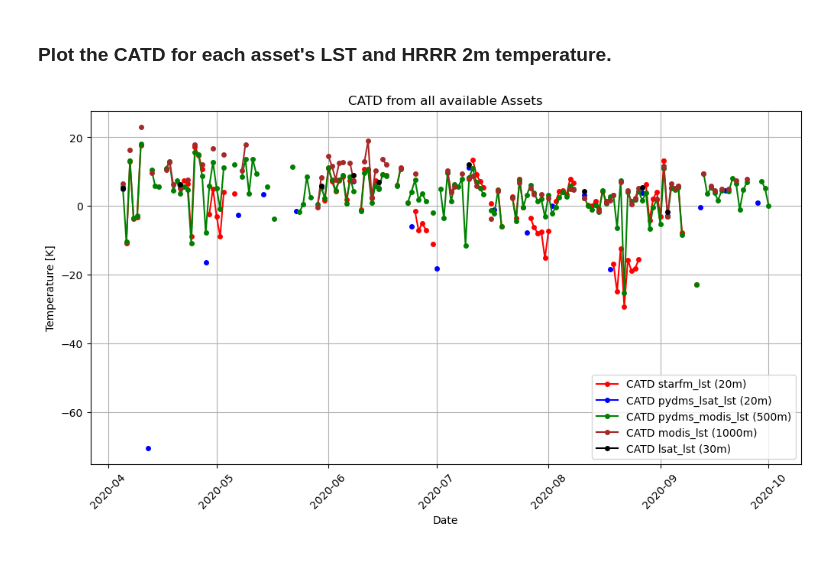
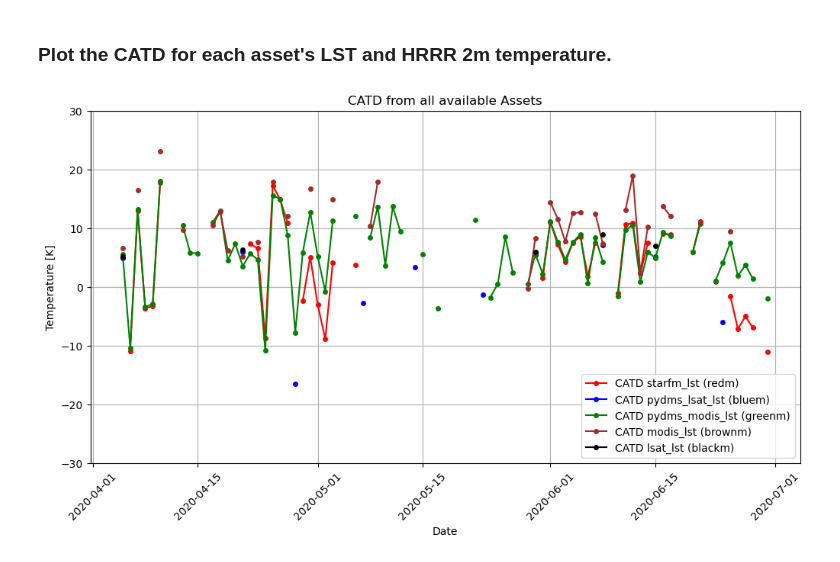
Before and after one commit to eculler/lst-crop-stress-capstone, a Jupyter notebook: exploratory/lst-comparison-tcruicks.ipynb, the cells around one changed output. Saved outputs shown, nothing was run; the diff lists cells and outputs as text; code cells hidden in the pictures.

```diff
--- a/exploratory/lst-comparison-tcruicks.ipynb
+++ b/exploratory/lst-comparison-tcruicks.ipynb
@@ -164,11 +195,11 @@ lat = 42.0    # Edit this. ***************
 lon = -93.7   # Edit this. ***************
 
 geom = {'type': 'Point', 'coordinates': [lon, lat]}
-bbox = [-93.68802, 42.00908, -93.68783, 41.991]
+bbox = [-93.68802, 42.00908, -93.68783, 41.991]  # Edit this. ***************
 
 # Specify dates & hour for LST analysis.
 start = "2020-04-01"  # Edit this. ***************
-end = "2020-10-30"  # Edit this. ***************
+end = "2020-06-30"  # Edit this. ***************
 hr = "00:00:00"  # Edit this. ***************
 
 # We need the total num of days for the analysis to get hrrr data.
@@ -189,12 +220,19 @@ end_date = end + hr_form
 # %%
 # LST collections to search.
-# Dictionary keys are: var_name, tolerance, band, resolution, plot color.
+
+# Dictionary keys are: var_name, tolerance, resolution, plot color.
+#     var_name: used as column name in dataframe.
+#     tolerance (m): search parameter in meters for extracting point data.
+#     resolution (m): this is the legend when plotting
+#     plot color: for plotting
+# See https://hydrosat.github.io/fusion-hub-docs/3-FH-API-Spec.html
+# for asset specifications.
 asset_dict = {
-    "starfm_predictions_modis_landsat" : ['starfm_lst', 40, 0, 20, 'red'],
-    "pydms_sharpened_landsat" : ['pydms_lsat_lst', 40, 0, 20, 'blue'],
-    "pydms_sharpened_modis" : ['pydms_modis_lst', 1000, 0, 500, 'green'],
-    "prepped_inputs_mod21a1d" : ['modis_lst', 2000, 0, 1000, 'brown'],
-    "prepped_inputs_landsat" : ['lsat_lst', 60, 0, 30, 'black'],
+    "starfm_predictions_modis_landsat" : ['starfm_lst', 40, 20, 'red'],
+    "pydms_sharpened_landsat" : ['pydms_lsat_lst', 40, 20, 'blue'],
+    "pydms_sharpened_modis" : ['pydms_modis_lst', 1000, 500, 'green'],
+    "prepped_inputs_mod21a1d" : ['modis_lst', 2000, 1000, 'brown'],
+    "prepped_inputs_landsat" : ['lsat_lst', 60, 30, 'black'],
 }
 
 # Create new master dataframe to append to
@@ -203,6 +241,7 @@ days = pd.date_range(start, end)
 master_lst_df = pd.DataFrame({'date': days})
 master_lst_df.set_index('date', inplace=True)
 
+# Loop through the dictionary.
 for i, asset in enumerate(asset_dict):
 
     # Search and retrieve images.
@@ -210,8 +249,8 @@ for i, asset in enumerate(asset_dict):
     # Extract data.
     (lst_time_series_df) = (extract_time_series(
         found_items, bbox,
-        asset_dict[asset][1], asset_dict[asset][2], asset_dict[asset][0],
-        start_date, end_date))
+        asset_dict[asset][1], asset_dict[asset][0],
+        start_date, end_date, 'lst'))
 
     # Merge each df into master dataframe.
     # Merge on index (date) and keep all rows from both dfs (inner join).
@@ -251,8 +287,11 @@ for i, asset in enumerate(asset_dict):
     ax = (plt.plot(
         master_lst_df.index, master_lst_df[asset_dict[asset][0]],
         label="{} ({}m)".format(asset_dict[asset][0], asset_dict[asset][3]),
-        marker='o', markersize=4, c=asset_dict[asset][4])
+        marker='o', markersize=4, c=asset_dict[asset][3],)
         )
+
+# This may cut off some outlying points.
+plt.ylim(260, 320)
 
 plt.title('LST from all available Assets')
 plt.grid(True)
@@ -293,27 +332,32 @@ for i, asset in enumerate(asset_dict):
 # %% [markdown]
 ### Plot the CATD for each asset's LST and HRRR 2m temperature.
 # %%
-# Now plot LST and 2mT ----------------------
+# Now plot CATD  ----------------------
 
 fig, ax = plt.subplots(figsize=(12, 6))
 
 for i, asset in enumerate(asset_dict):
 
+    # This the the name of the columns in the catd df.
+    # Just makes it shorter for later use.
     col = "catd_{}".format(asset_dict[asset][0])
 
     ax = (plt.plot(
         catd_df.index,
         catd_df[col],
         label="CATD {} ({}m)".format(asset_dict[asset][0], asset_dict[asset][3]),
-        marker='o', markersize=4, c=asset_dict[asset][4]),
+        marker='o', markersize=4, c=asset_dict[asset][3]),
         )
+
+# This may cut off some outlying points.
+plt.ylim(-30, 30)
 
 plt.title('CATD from all available Assets')
 plt.grid(True)
 plt.ylabel('Temperature [K]')
 plt.xlabel('Date')
 plt.xticks(rotation=45)
 plt.legend()
 plt.show()
 # %% [output]
-[figure, old version]
+[figure, new version]
```
Also changed, not shown: parts of 10 cells of this notebook, 2 other files.
